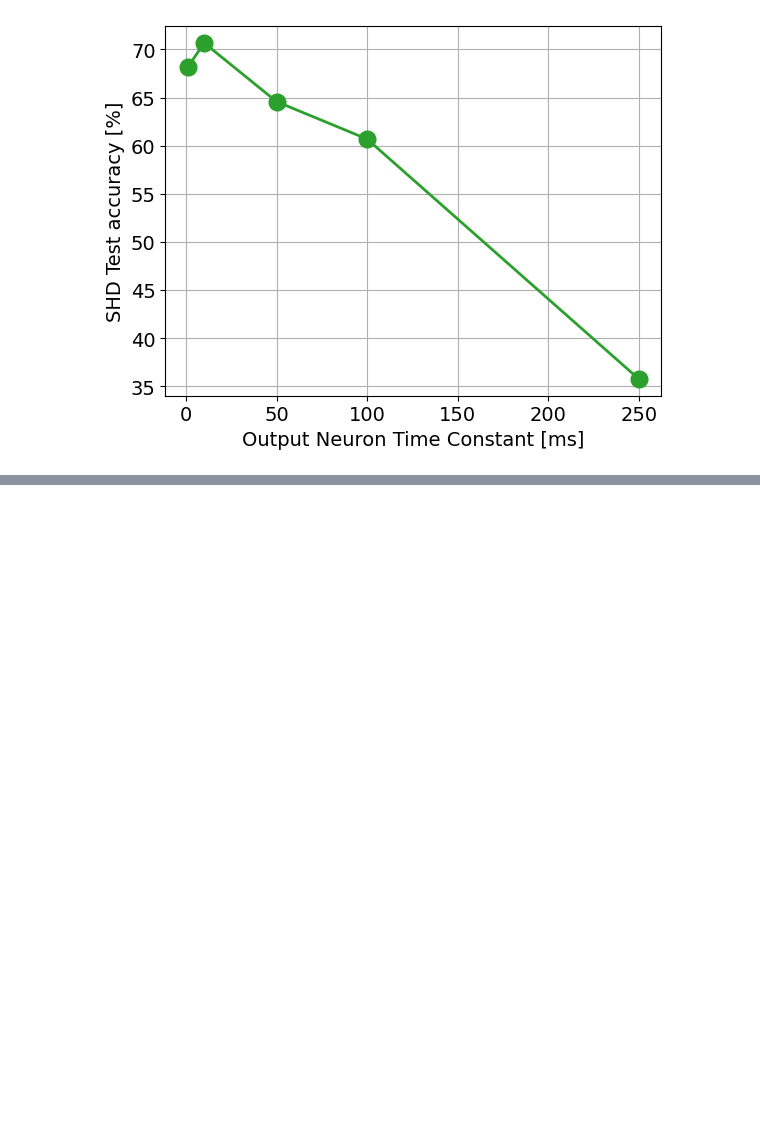
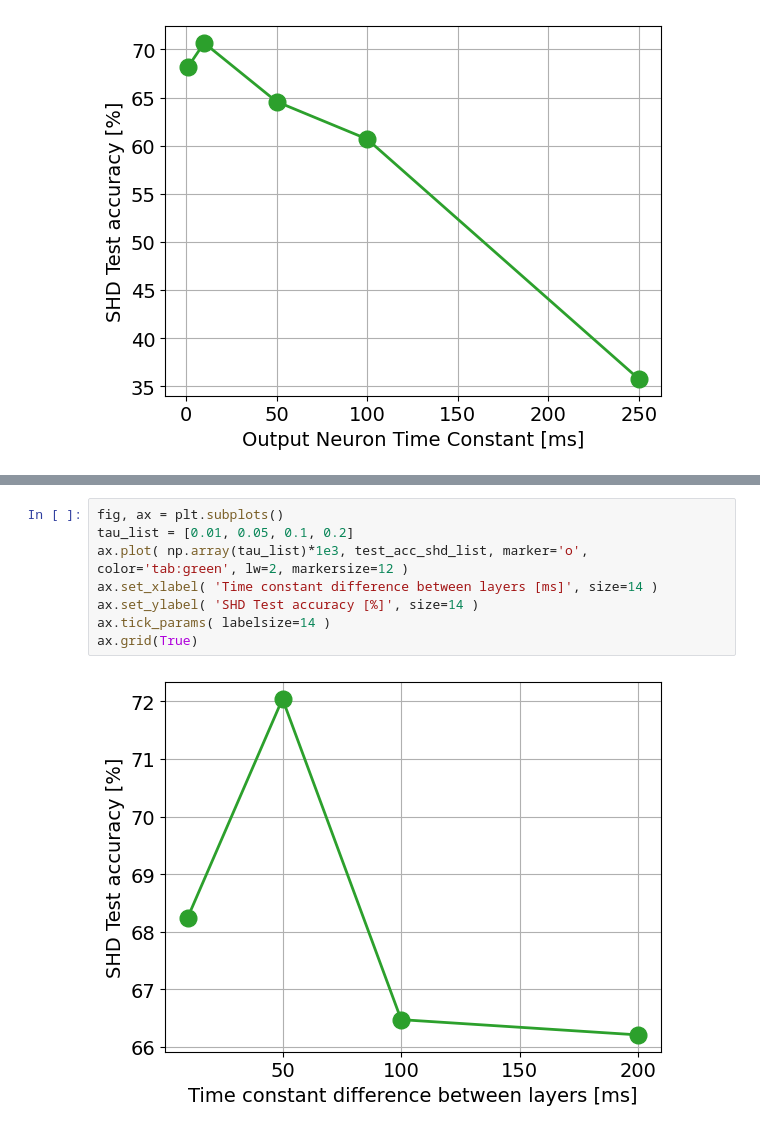
Before and after one commit to EIS-Hub/hSNN, a Jupyter notebook: snn_hierarchy_shd.ipynb, the cells around one changed output, grey strips where cells are left out. Cells and saved outputs as stored; diff of their text form; blank space fills up the shorter version.

```diff
--- a/snn_hierarchy_shd.ipynb
+++ b/snn_hierarchy_shd.ipynb
@@ -1114,0 +1265,10 @@ ax.grid(True)
+# %%
+fig, ax = plt.subplots()
+tau_list = [0.01, 0.05, 0.1, 0.2]
+ax.plot( np.array(tau_list)*1e3, test_acc_shd_list, marker='o', color='tab:green', lw=2, markersize=12 )
+ax.set_xlabel( 'Time constant difference between layers [ms]', size=14 )
+ax.set_ylabel( 'SHD Test accuracy [%]', size=14 )
+ax.tick_params( labelsize=14 )
+ax.grid(True)
+# %% [output]
+[figure, added]
```
Also changed, not shown: parts of 18 cells of this notebook, 2 other files.
